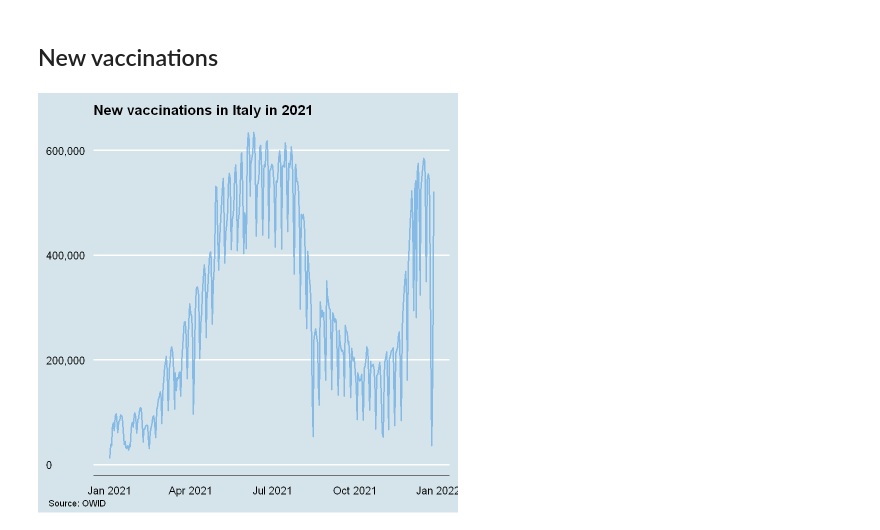
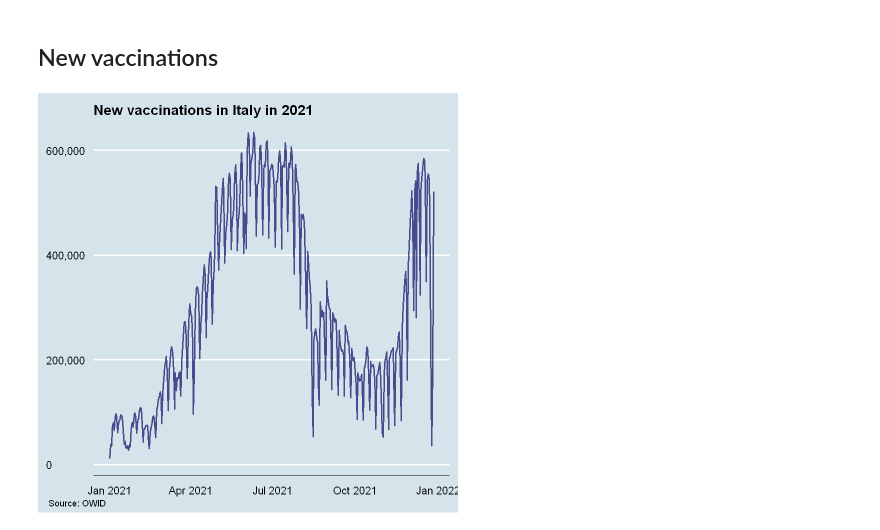
Before and after one commit to JacopoMalatesta/covid_cloud_database, a Jupyter notebook: 02 - Querying and visualizing the database with SQL and R.ipynb, the cells around one changed output. Saved outputs shown, nothing was run; the diff lists cells and outputs as text; code cells hidden in the pictures.

Commit message:
Added a new graph to script 02

```diff
--- a/02 - Querying and visualizing the database with SQL and R.ipynb
+++ b/02 - Querying and visualizing the database with SQL and R.ipynb
@@ -222,24 +222,24 @@ Warning message:
 # %%
 query <- "SELECT date,
                  new_vaccinations
           FROM covid
           WHERE location = 'Italy' AND EXTRACT(YEAR FROM CAST(date as DATE)) = 2021"
 
 dbGetQuery(conn = con, statement = query) %>%
 mutate(date = lubridate::ymd(date))  %>%
 ggplot(aes(x = date, y = new_vaccinations)) +
-geom_line(size = 1, alpha = 0.75, colour = "#6CACE4") +
+geom_line(size = 1, alpha = 0.75, colour = "#191970") +
 scale_y_continuous(labels = scales::comma) +
 labs(title = "New vaccinations in Italy in 2021",
      caption = "Source: OWID") +
 theme_economist() +
 theme(legend.position = 'bottom',
       legend.title = element_blank(),
       plot.caption = element_text(size = 11, hjust = -0.15, vjust = -2),
       axis.title.x = element_blank(),
       axis.ticks.x = element_blank(),
       axis.text.x = element_text(size = 13),
       axis.title.y = element_blank(),
       axis.text.y = element_text(size = 13))
 # %% [output]
-[figure, old version]
+[figure, new version]
```
Also changed, not shown: parts of 2 cells of this notebook.
